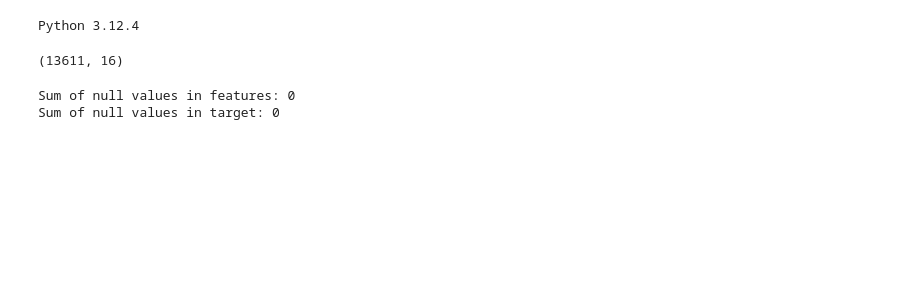
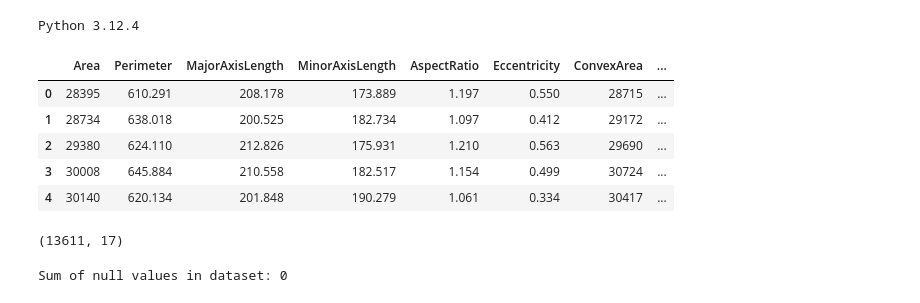
Before and after one commit to Jaykold/dry-bean-predictor, a Jupyter notebook: research_&_development/dry_bean.ipynb, the cells around one changed output. Cells and saved outputs as stored; diff of their text form; code cells hidden in the pictures; blank space fills up the shorter version.

```diff
--- a/research_&_development/dry_bean.ipynb
+++ b/research_&_development/dry_bean.ipynb
@@ -26,11 +27,20 @@ y = dry_bean.data.targets
 # with open('../data/dry_bean.csv', 'w') as f:
 #     dry_bean.to_csv(f, index=False)
+# %%
+df = pd.read_csv("../data/dry_bean.csv")
+df.head()
+# %% [output]
+|  | Area | Perimeter | MajorAxisLength | MinorAxisLength | AspectRatio | Eccentricity | ConvexArea | ... |
+| 0 | 28395 | 610.291 | 208.178 | 173.889 | 1.197 | 0.550 | 28715 | ... |
+| 1 | 28734 | 638.018 | 200.525 | 182.734 | 1.097 | 0.412 | 29172 | ... |
+| 2 | 29380 | 624.110 | 212.826 | 175.931 | 1.210 | 0.563 | 29690 | ... |
+| 3 | 30008 | 645.884 | 210.558 | 182.517 | 1.154 | 0.499 | 30724 | ... |
+| 4 | 30140 | 620.134 | 201.848 | 190.279 | 1.061 | 0.334 | 30417 | ... |
 # %%
-X.shape
+df.shape
 # %% [output]
-(13611, 16)
+(13611, 17)
 # %%
-print(f"Sum of null values in features: {X.isnull().sum().sum()} \nSum of null values in target: {y.isnull().sum().sum()}")
+print(f"Sum of null values in dataset: {df.isnull().sum().sum()}")
 # %% [output]
-Sum of null values in features: 0
-Sum of null values in target: 0
+Sum of null values in dataset: 0
```
Also changed, not shown: parts of 29 cells of this notebook, 2 other files.
